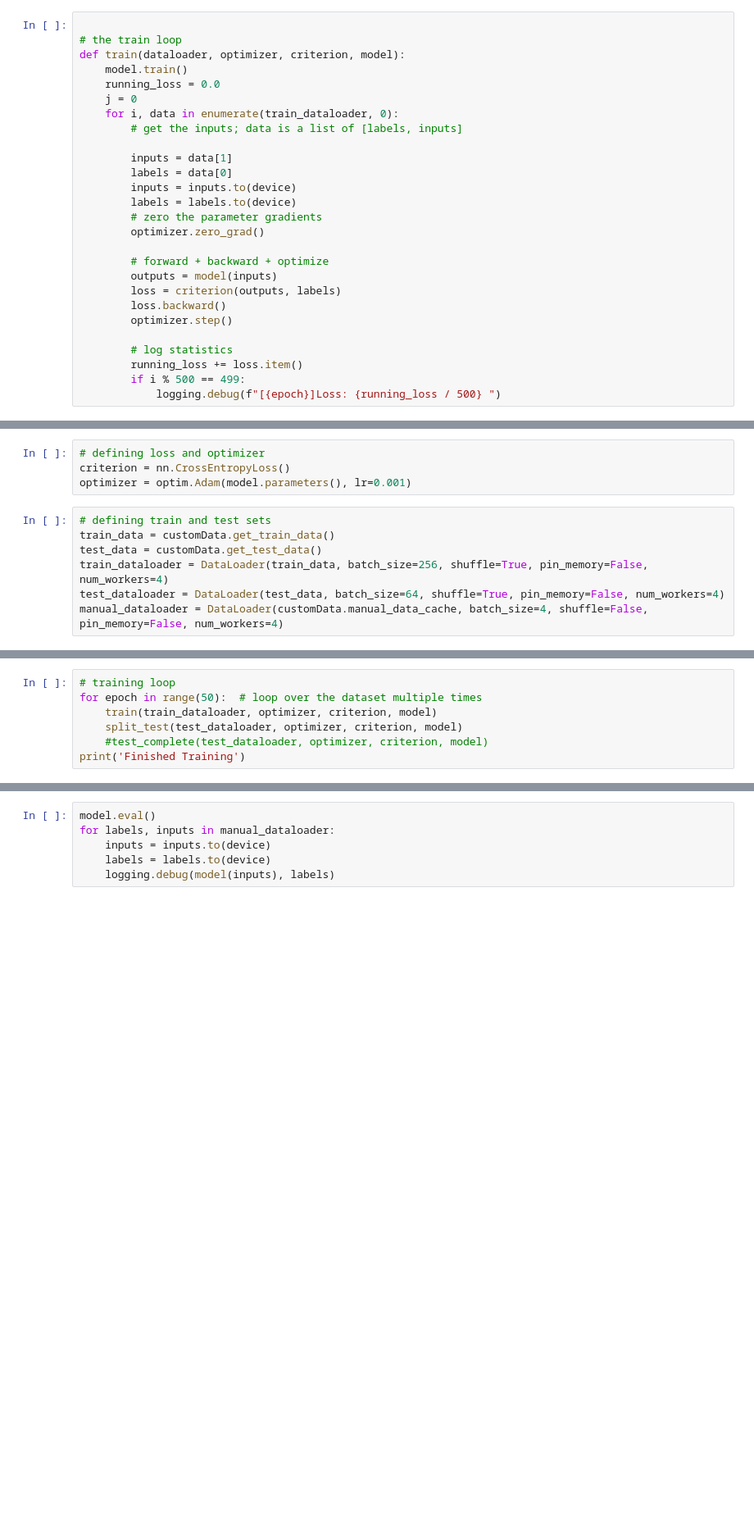
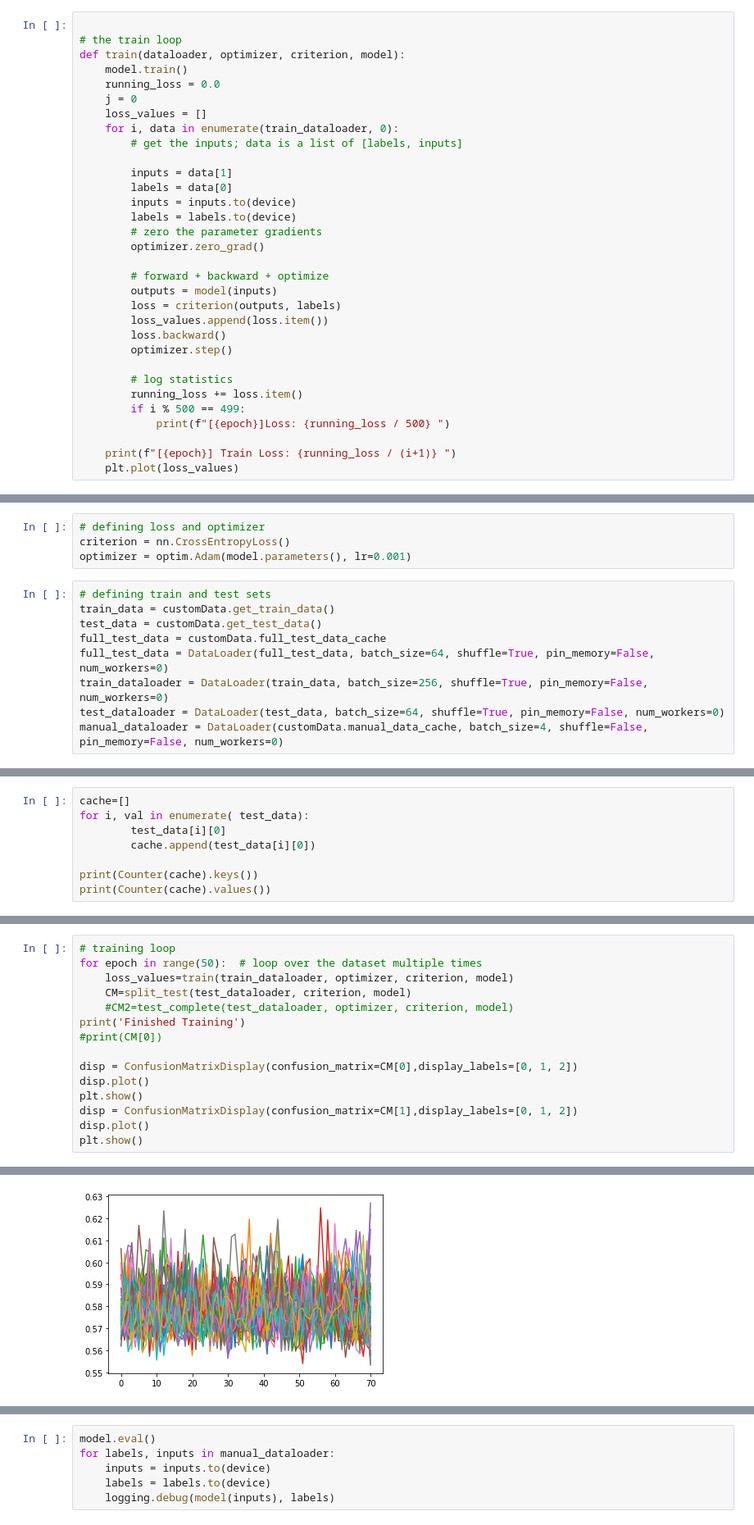
Before and after one commit to intlKtnx/entladung, a Jupyter notebook: entladung_notebook.ipynb, the cells around one changed output, grey strips where cells are left out. Shown at 82% size. Drawn from its saved outputs; the diff is of its cells as text; blank space fills up the shorter version.

```diff
--- a/entladung_notebook.ipynb
+++ b/entladung_notebook.ipynb
@@ -102,6 +113,7 @@ def train(dataloader, optimizer, criterion, model):
     model.train()
     running_loss = 0.0
     j = 0
+    loss_values = []
     for i, data in enumerate(train_dataloader, 0):
         # get the inputs; data is a list of [labels, inputs]
 
@@ -115,12 +127,16 @@ def train(dataloader, optimizer, criterion, model):
         # forward + backward + optimize
         outputs = model(inputs)
         loss = criterion(outputs, labels)
+        loss_values.append(loss.item())
         loss.backward()
         optimizer.step()
 
         # log statistics
         running_loss += loss.item()
         if i % 500 == 499:
-            logging.debug(f"[{epoch}]Loss: {running_loss / 500} ")
+            print(f"[{epoch}]Loss: {running_loss / 500} ")
+
+    print(f"[{epoch}] Train Loss: {running_loss / (i+1)} ")
+    plt.plot(loss_values)
 # %%
 # testing the accuracy on single 1024 snippets
@@ -179,6 +230,8 @@ optimizer = optim.Adam(model.parameters(), lr=0.001)
 # defining train and test sets
 train_data = customData.get_train_data()
 test_data = customData.get_test_data()
-train_dataloader = DataLoader(train_data, batch_size=256, shuffle=True, pin_memory=False, num_workers=4)
-test_dataloader = DataLoader(test_data, batch_size=64, shuffle=True, pin_memory=False, num_workers=4)
-manual_dataloader = DataLoader(customData.manual_data_cache, batch_size=4, shuffle=False, pin_memory=False, num_workers=4)
+full_test_data = customData.full_test_data_cache
+full_test_data = DataLoader(full_test_data, batch_size=64, shuffle=True, pin_memory=False, num_workers=0)
+train_dataloader = DataLoader(train_data, batch_size=256, shuffle=True, pin_memory=False, num_workers=0)
+test_dataloader = DataLoader(test_data, batch_size=64, shuffle=True, pin_memory=False, num_workers=0)
+manual_dataloader = DataLoader(customData.manual_data_cache, batch_size=4, shuffle=False, pin_memory=False, num_workers=0)
@@ -185,8 +250,9 @@ manual_dataloader = DataLoader(customData.manual_data_cache, batch_size=4, shuff
 # %%
-# training loop
-for epoch in range(50):  # loop over the dataset multiple times
-    train(train_dataloader, optimizer, criterion, model)
-    split_test(test_dataloader, optimizer, criterion, model)
-    #test_complete(test_dataloader, optimizer, criterion, model)
-print('Finished Training')
+cache=[]
+for i, val in enumerate( test_data):
+        test_data[i][0]
+        cache.append(test_data[i][0])
+
+print(Counter(cache).keys())
+print(Counter(cache).values())
 # %% [output]
@@ -209,0 +261,16 @@ Finished Training
+# %%
+# training loop
+for epoch in range(50):  # loop over the dataset multiple times
+    loss_values=train(train_dataloader, optimizer, criterion, model)
+    CM=split_test(test_dataloader, criterion, model)
+    #CM2=test_complete(test_dataloader, optimizer, criterion, model)
+print('Finished Training')
+#print(CM[0])
+
+disp = ConfusionMatrixDisplay(confusion_matrix=CM[0],display_labels=[0, 1, 2])
+disp.plot()
+plt.show()
+disp = ConfusionMatrixDisplay(confusion_matrix=CM[1],display_labels=[0, 1, 2])
+disp.plot()
+plt.show()
+# %% [output]
@@ -209,0 +294 @@ Finished Training
+[figure, added]
```
Also changed, not shown: parts of 15 cells of this notebook, 2 other files.
